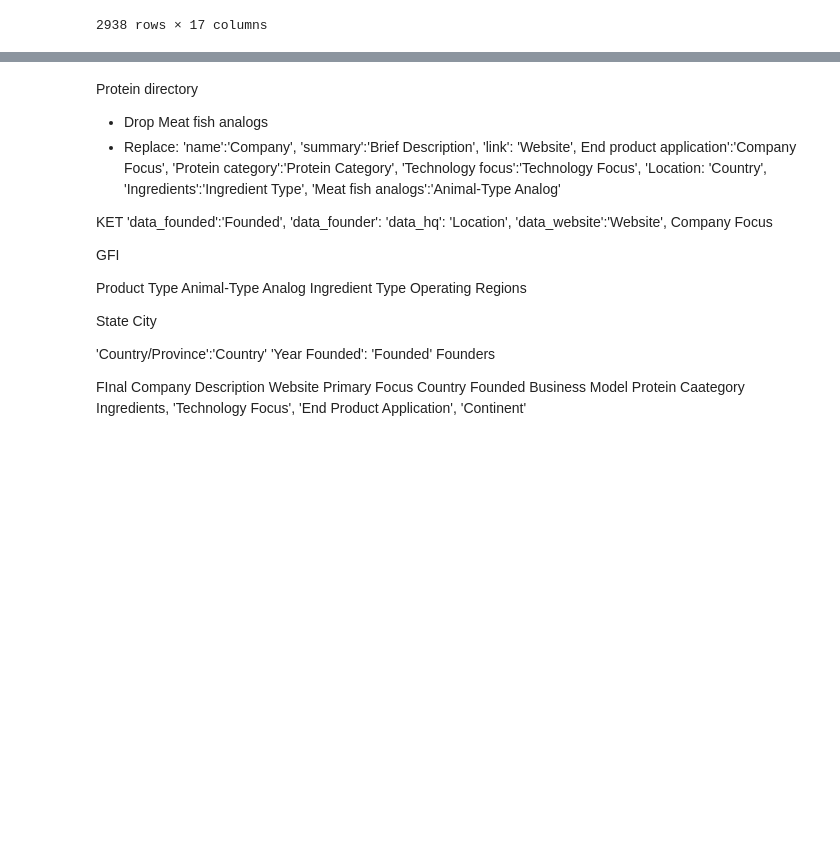
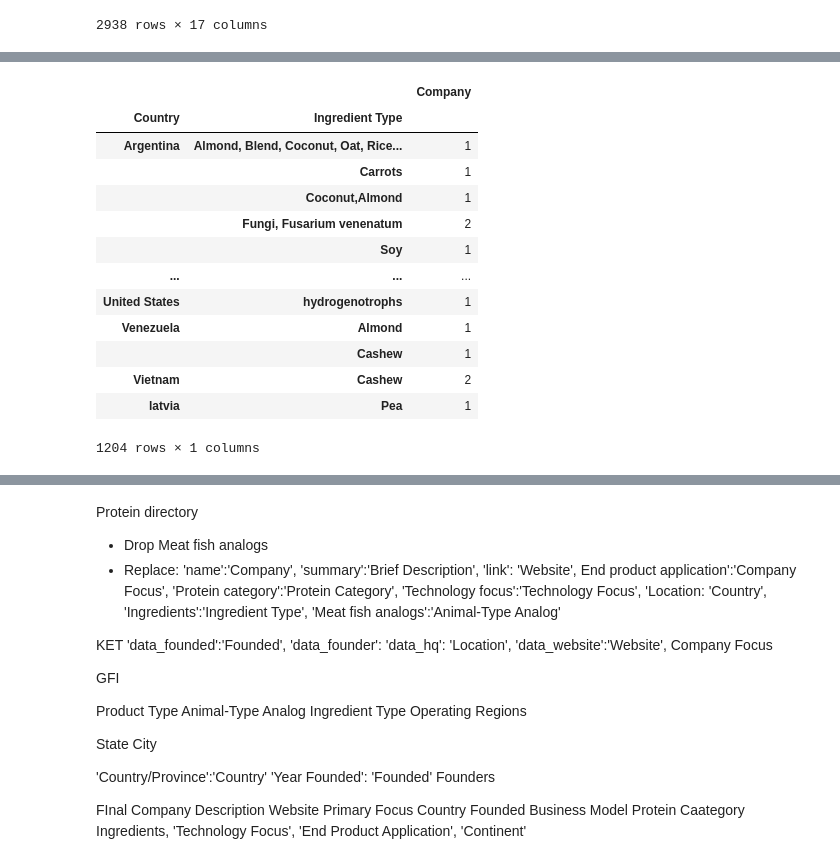
Before and after one commit to mairasalazar/Data-Portfolio, a Jupyter notebook: Alternative Protein companies/alt_protein_companies.ipynb, the cells around one changed output, grey strips where cells are left out. Drawn from its saved outputs; the diff is of its cells as text; code cells hidden in the pictures; blank space fills up the shorter version.

```diff
--- a/Alternative Protein companies/alt_protein_companies.ipynb
+++ b/Alternative Protein companies/alt_protein_companies.ipynb
@@ -361,0 +453,17 @@ all_companies.to_csv('all_companies.csv', index=False)
+# %%
+all_companies.groupby(['Country', 'Ingredient Type']).Company.nunique().to_frame()
+# %% [output]
+|  |  | Company |
+| Country | Ingredient Type |  |
+| Argentina | Almond, Blend, Coconut, Oat, Rice... | 1 |
+|  | Carrots | 1 |
+|  | Coconut,Almond | 1 |
+|  | Fungi, Fusarium venenatum | 2 |
+|  | Soy | 1 |
+| ... | ... | ... |
+| United States | hydrogenotrophs | 1 |
+| Venezuela | Almond | 1 |
+|  | Cashew | 1 |
+| Vietnam | Cashew | 2 |
+| latvia | Pea | 1 |
+1204 rows × 1 columns
```
Also changed, not shown: parts of 22 cells of this notebook, 3 other files.
